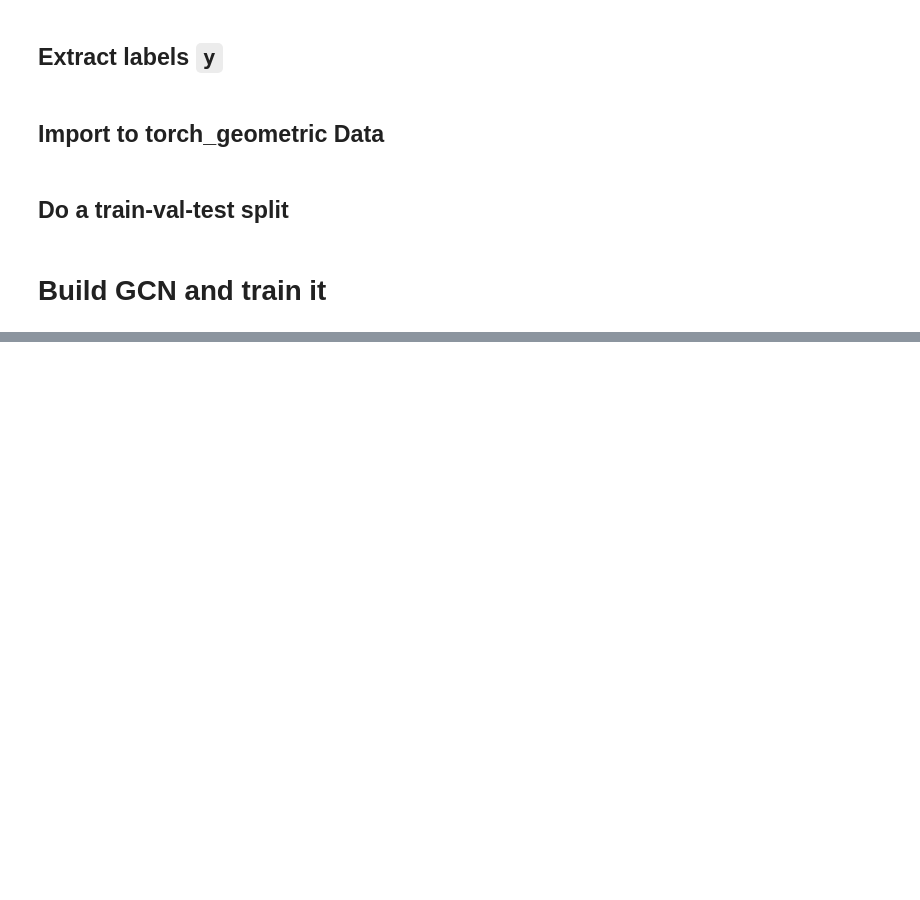
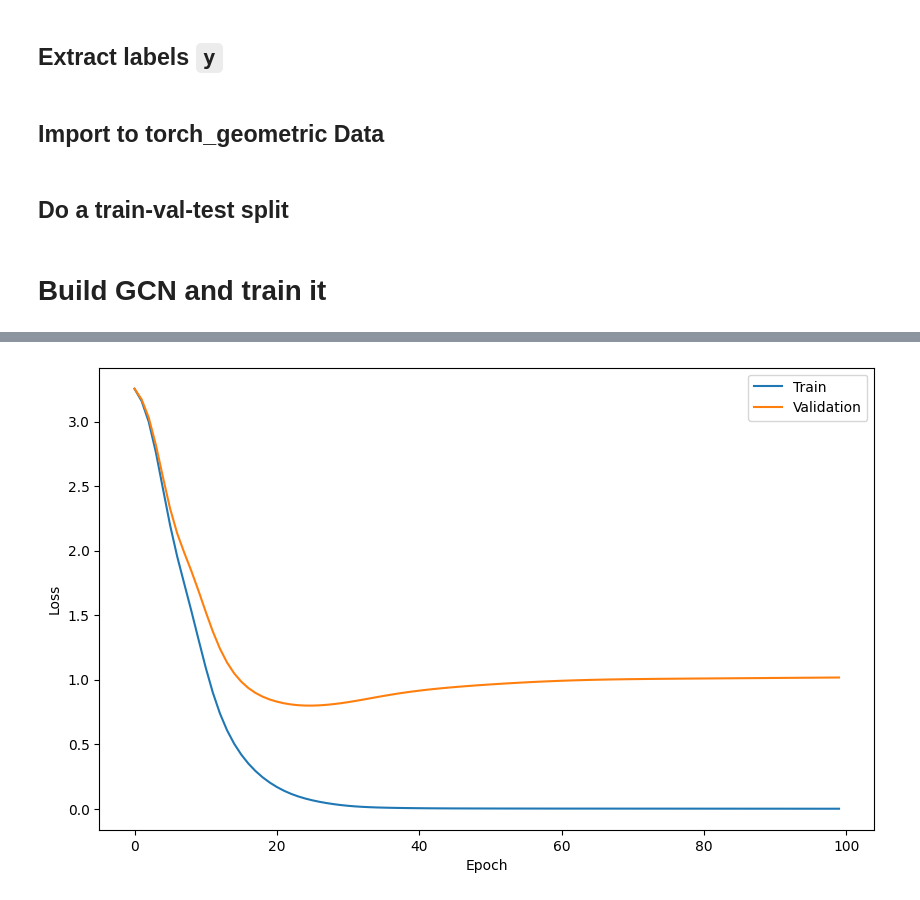
Before and after one commit to Acomage/PRLab2, a Jupyter notebook: graph_nn/GCN.ipynb, the cells around one changed output, grey strips where cells are left out. Drawn from its saved outputs; the diff is of its cells as text; code cells hidden in the pictures; blank space fills up the shorter version.

Commit message:
report: gnn -- semisupervised learning

```diff
--- a/graph_nn/GCN.ipynb
+++ b/graph_nn/GCN.ipynb
@@ -101,0 +84,85 @@ class GCN(torch.nn.Module):
+# %%
+# Build a one-layer GCN
+import torch
+from torch.nn import Linear
+from torch_geometric.nn import GCNConv
+
+class GCN(torch.nn.Module):
+    def __init__(self, hidden_channels = 16):
+        super().__init__()
+        self.gcn = GCNConv(data.num_features, hidden_channels)
+        self.out = Linear(hidden_channels, len(label_mapping))
+
+    def forward(self, x, edge_index):
+        h = self.gcn(x, edge_index).relu()
+        z = self.out(h)
+        return h, z
+
+import matplotlib.pyplot as plt
+
+x = data.x
+train_y = data.y[data.train_mask]
+val_y = data.y[data.val_mask]
+
+learning_rate = 0.01
+epochs = 100
+hidden_channels = 512
+model = GCN(hidden_channels)
+criterion = torch.nn.CrossEntropyLoss()
+optimizer = torch.optim.Adam(model.parameters(), lr=learning_rate)
+
+def accuracy(pred_y, y):
+    return (pred_y == y).sum() / len(y)
+
+# the training loop
+accs = []
+losses = []
+val_accs = []
+val_losses = []
+test_accs = []
+
+for epoch in range(epochs):
+    model.train()
+    optimizer.zero_grad()
+    h, z = model(x, edge_index)
+    train_h, train_z = h[data.train_mask], z[data.train_mask]
+    loss = criterion(train_z, train_y)
+    loss.backward()
+    optimizer.step()
+
+    acc = accuracy(train_z.argmax(dim=1), train_y)
+    accs.append(acc)
+    losses.append(loss.detach().numpy())
+
+    model.eval()
+    with torch.no_grad():
+        val_h, val_z = h[data.val_mask], z[data.val_mask]
+        val_acc = accuracy(val_z.argmax(dim=1), val_y)
+        val_loss = criterion(val_z, val_y)
+        val_accs.append(val_acc)
+        val_losses.append(val_loss.detach().numpy())
+        test_acc = accuracy(z[data.test_mask].argmax(dim=1), data.y[data.test_mask])
+        test_accs.append(test_acc)
+
+    if epoch % 10 == 0:
+        print(f"Epoch: {epoch:>3}, Loss: {loss:.4f}, Accuracy: {acc*100:>6.2f}%; Val Accuracy: {val_acc*100:>6.2f}%; Test Accuracy: {test_acc*100:>6.2f}%")
+
+
+plt.figure(figsize=(10, 6))
+plt.plot(losses, label="Train")
+plt.plot(val_losses, label="Validation")
+plt.xlabel("Epoch")
+plt.ylabel("Loss")
+plt.legend()
+plt.savefig("fig/loss.pdf", dpi = 300)
+plt.show()
+
+plt.figure(figsize=(10, 6))
+plt.plot(accs, label="Train")
+plt.plot(val_accs, label="Validation")
+plt.xlabel("Epoch")
+plt.ylabel("Accuracy")
+plt.legend()
+plt.savefig("fig/acc.pdf", dpi = 300)
+plt.show()
+# %% [output]
@@ -101,0 +179 @@ class GCN(torch.nn.Module):
+[figure, added]
```
Also changed, not shown: parts of 8 cells of this notebook, 6 other files.
